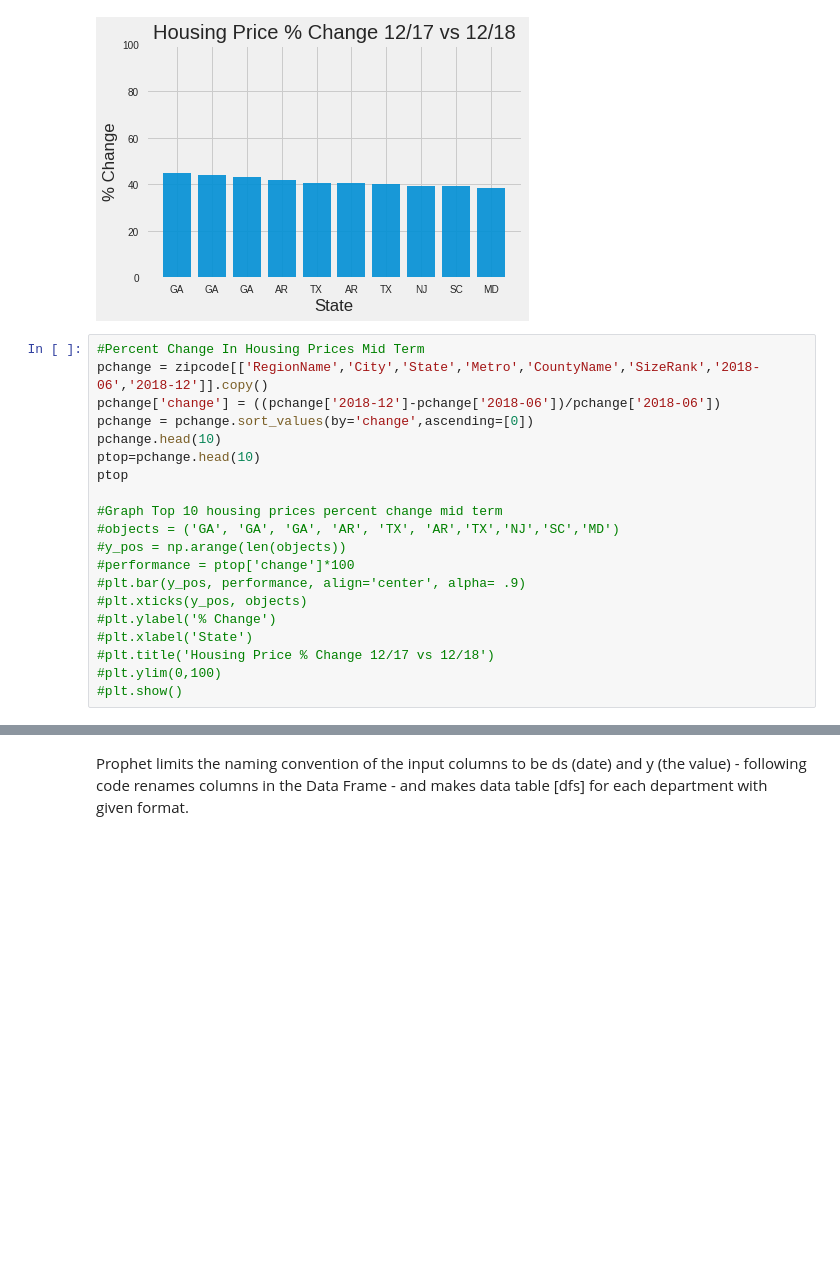
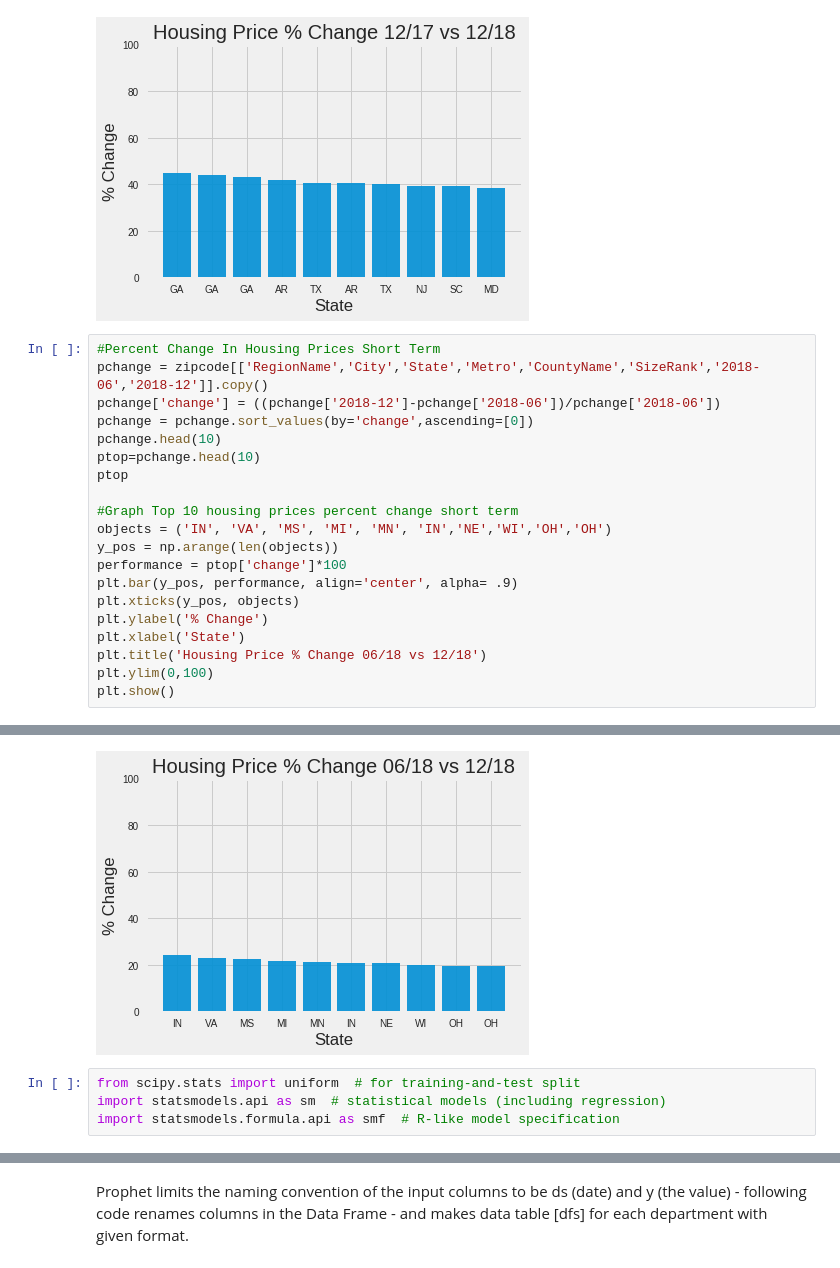
Before and after one commit to jaymahapatra/IST-718-Lab-6, a Jupyter notebook: Lab 6.ipynb, the cells around one changed output, grey strips where cells are left out. Saved outputs shown, nothing was run; the diff lists cells and outputs as text; blank space fills up the shorter version.

```diff
--- a/Lab 6.ipynb
+++ b/Lab 6.ipynb
@@ -224,7 +212,7 @@ plt.show()
 # %% [output]
 [figure]
 # %%
-#Percent Change In Housing Prices Mid Term
+#Percent Change In Housing Prices Short Term
 pchange = zipcode[['RegionName','City','State','Metro','CountyName','SizeRank','2018-06','2018-12']].copy()
 pchange['change'] = ((pchange['2018-12']-pchange['2018-06'])/pchange['2018-06'])
 pchange = pchange.sort_values(by='change',ascending=[0])
@@ -232,15 +220,15 @@ pchange.head(10)
 ptop=pchange.head(10)
 ptop
 
-#Graph Top 10 housing prices percent change mid term
-#objects = ('GA', 'GA', 'GA', 'AR', 'TX', 'AR','TX','NJ','SC','MD')
-#y_pos = np.arange(len(objects))
-#performance = ptop['change']*100
-#plt.bar(y_pos, performance, align='center', alpha= .9)
-#plt.xticks(y_pos, objects)
-#plt.ylabel('% Change')
-#plt.xlabel('State')
-#plt.title('Housing Price % Change 12/17 vs 12/18')
-#plt.ylim(0,100)
-#plt.show()
+#Graph Top 10 housing prices percent change short term
+objects = ('IN', 'VA', 'MS', 'MI', 'MN', 'IN','NE','WI','OH','OH')
+y_pos = np.arange(len(objects))
+performance = ptop['change']*100
+plt.bar(y_pos, performance, align='center', alpha= .9)
+plt.xticks(y_pos, objects)
+plt.ylabel('% Change')
+plt.xlabel('State')
+plt.title('Housing Price % Change 06/18 vs 12/18')
+plt.ylim(0,100)
+plt.show()
 # %% [output]
@@ -257,0 +235,5 @@ ptop
+[figure, added]
+# %%
+from scipy.stats import uniform  # for training-and-test split
+import statsmodels.api as sm  # statistical models (including regression)
+import statsmodels.formula.api as smf  # R-like model specification
```
Also changed, not shown: parts of 5 cells of this notebook.
